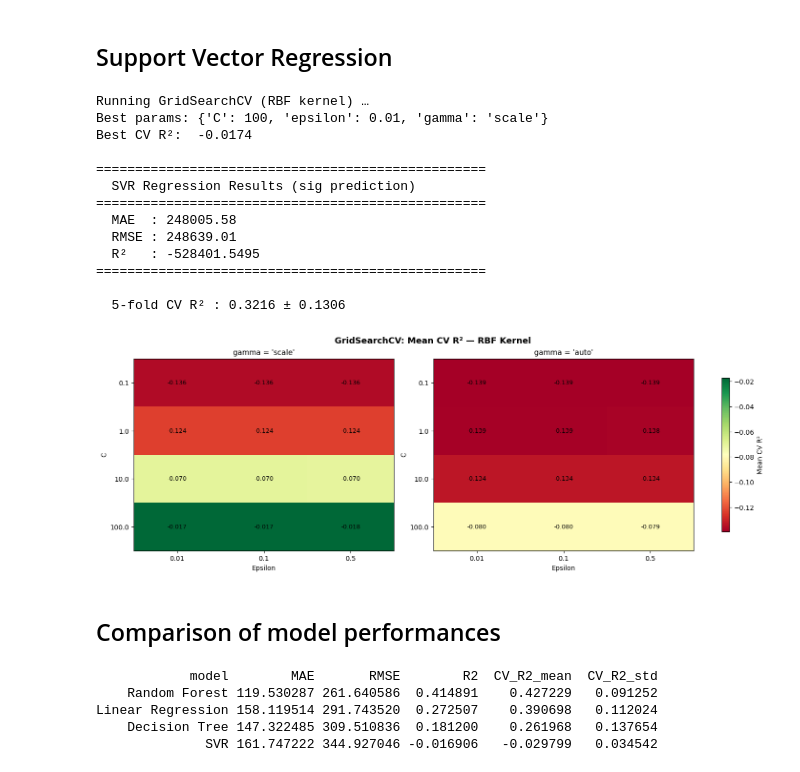
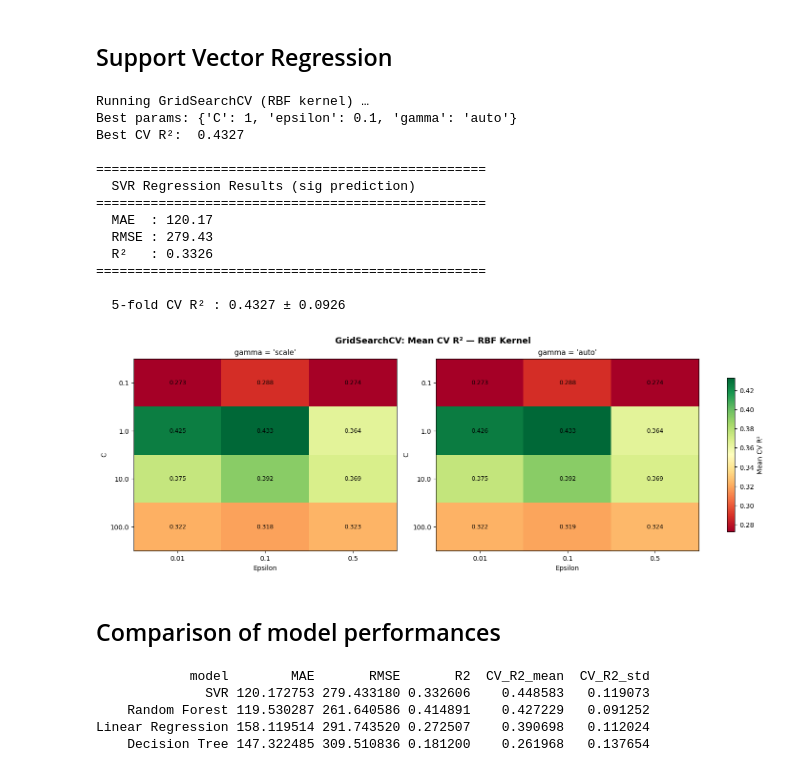
Before and after one commit to babcsangergely/github_IML, a Jupyter notebook: IMLproj.ipynb, the cells around one changed output. Drawn from its saved outputs; the diff is of its cells as text; code cells hidden in the pictures.

```diff
--- a/IMLproj.ipynb
+++ b/IMLproj.ipynb
@@ -276,7 +276,7 @@ grid = GridSearchCV(
     n_jobs=-1,
     verbose=0,
 )
-grid.fit(X_train, y_train)
+grid.fit(X_train_s, y_train_s)
 best_params = grid.best_params_
 print(f"Best params: {best_params}")
 print(f"Best CV R²:  {grid.best_score_:.4f}\n")
@@ -285,7 +285,7 @@ print(f"Best CV R²:  {grid.best_score_:.4f}\n")
 
 model = grid.best_estimator_
 
-y_pred_scaled = model.predict(X_test)
+y_pred_scaled = model.predict(X_test_s)
 
 # Inverse-transform back to original sig scale
 y_pred = y_scaler.inverse_transform(y_pred_scaled.reshape(-1, 1)).ravel()
@@ -324,40 +324,40 @@ for ax, gamma_val in zip(axes, param_grid["gamma"]):
         values="mean_test_score"
     )
 
     im = ax.imshow(pivot.values, cmap="RdYlGn", aspect="auto",
                    vmin=results["mean_test_score"].min(),
                    vmax=results["mean_test_score"].max())
 
     ax.set_xticks(range(len(pivot.columns)))
     ax.set_xticklabels(pivot.columns)
     ax.set_yticks(range(len(pivot.index)))
     ax.set_yticklabels(pivot.index)
     ax.set_xlabel("Epsilon", fontsize=10)
     ax.set_ylabel("C", fontsize=10)
     ax.set_title(f"gamma = '{gamma_val}'", fontsize=11)
 
     for i in range(len(pivot.index)):
         for j in range(len(pivot.columns)):
             ax.text(j, i, f"{pivot.values[i, j]:.3f}",
                     ha="center", va="center", fontsize=9, color="black")
 
 fig.colorbar(im, ax=axes, label="Mean CV R²", shrink=0.8)
 plt.show()
 # %% [output]
 Running GridSearchCV (RBF kernel) …
-Best params: {'C': 100, 'epsilon': 0.01, 'gamma': 'scale'}
-Best CV R²:  -0.0174
+Best params: {'C': 1, 'epsilon': 0.1, 'gamma': 'auto'}
+Best CV R²:  0.4327
 
 ==================================================
   SVR Regression Results (sig prediction)
 ==================================================
-  MAE  : 248005.58
-  RMSE : 248639.01
-  R²   : -528401.5495
+  MAE  : 120.17
+  RMSE : 279.43
+  R²   : 0.3326
 ==================================================
 
-  5-fold CV R² : 0.3216 ± 0.1306
+  5-fold CV R² : 0.4327 ± 0.0926
-[figure, old version]
+[figure, new version]
 # %% [markdown]
 ## Comparison of model performances
 # %%
@@ -369,33 +369,38 @@ x_scaler = StandardScaler().fit(X_train)
 X_train_s = x_scaler.transform(X_train)
 X_test_s  = x_scaler.transform(X_test)
 
+y_scaler = StandardScaler().fit(y_train.values.reshape(-1, 1))
+y_train_s = y_scaler.transform(y_train.values.reshape(-1, 1)).ravel()
+
 cv = KFold(n_splits=5, shuffle=True, random_state=42)
 
 models = {
-    "Decision Tree": (DecisionTreeRegressor(max_depth=5, random_state=42), X_train, X_test),
-    "Random Forest": (RandomForestRegressor(n_estimators=100, max_depth=best_depth, random_state=42), X_train, X_test),
-    "Linear Regression": (LinearRegression(), X_train_s, X_test_s),
-    "SVR": (grid.best_estimator_, X_train_s, X_test_s),  # scaled y handled separately
+    "Decision Tree": (DecisionTreeRegressor(max_depth=5, random_state=42), X_train, X_test ,y_train),
+    "Random Forest": (RandomForestRegressor(n_estimators=100, max_depth=best_depth, random_state=42), X_train, X_test,y_train),
+    "Linear Regression": (LinearRegression(), X_train_s, X_test_s ,y_train),
+    "SVR": (grid.best_estimator_, X_train_s, X_test_s,y_train_s),  # scaled y handled separately
 }
 
 results = []
-for name, (m, xtr, xte) in models.items():
-    m.fit(xtr, y_train)
+for name, (m, xtr, xte, ytr) in models.items():
+    m.fit(xtr, ytr)
     pred = m.predict(xte)
+    if name == "SVR":
+        pred = y_scaler.inverse_transform(pred.reshape(-1, 1)).ravel()
     results.append({
         "model": name,
         "MAE": mean_absolute_error(y_test, pred),
         "RMSE": np.sqrt(mean_squared_error(y_test, pred)),
         "R2": r2_score(y_test, pred),
-        "CV_R2_mean": cross_val_score(m, xtr, y_train, cv=cv, scoring="r2").mean(),
-        "CV_R2_std": cross_val_score(m, xtr, y_train, cv=cv, scoring="r2").std(),
+        "CV_R2_mean": cross_val_score(m, xtr, ytr, cv=cv, scoring="r2").mean(),
+        "CV_R2_std": cross_val_score(m, xtr, ytr, cv=cv, scoring="r2").std(),
     })
 
 comparison_df = pd.DataFrame(results).sort_values("CV_R2_mean", ascending=False)
 print(comparison_df.to_string(index=False))
 # %% [output]
-            model        MAE       RMSE        R2  CV_R2_mean  CV_R2_std
-    Random Forest 119.530287 261.640586  0.414891    0.427229   0.091252
-Linear Regression 158.119514 291.743520  0.272507    0.390698   0.112024
-    Decision Tree 147.322485 309.510836  0.181200    0.261968   0.137654
-              SVR 161.747222 344.927046 -0.016906   -0.029799   0.034542
+            model        MAE       RMSE       R2  CV_R2_mean  CV_R2_std
+              SVR 120.172753 279.433180 0.332606    0.448583   0.119073
+    Random Forest 119.530287 261.640586 0.414891    0.427229   0.091252
+Linear Regression 158.119514 291.743520 0.272507    0.390698   0.112024
+    Decision Tree 147.322485 309.510836 0.181200    0.261968   0.137654
```
